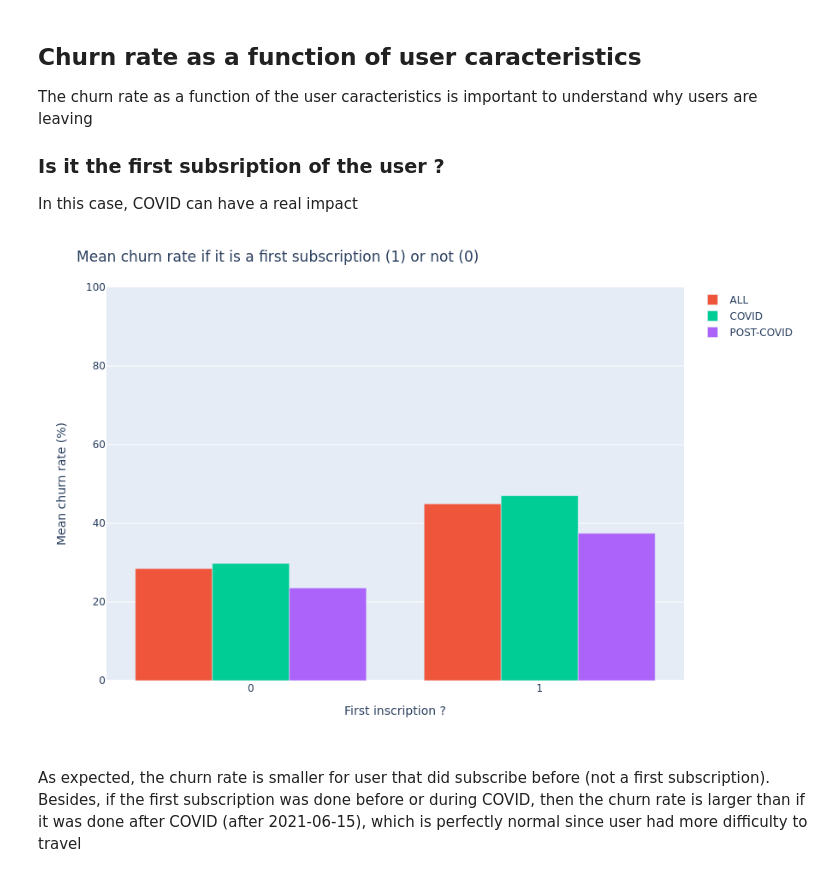
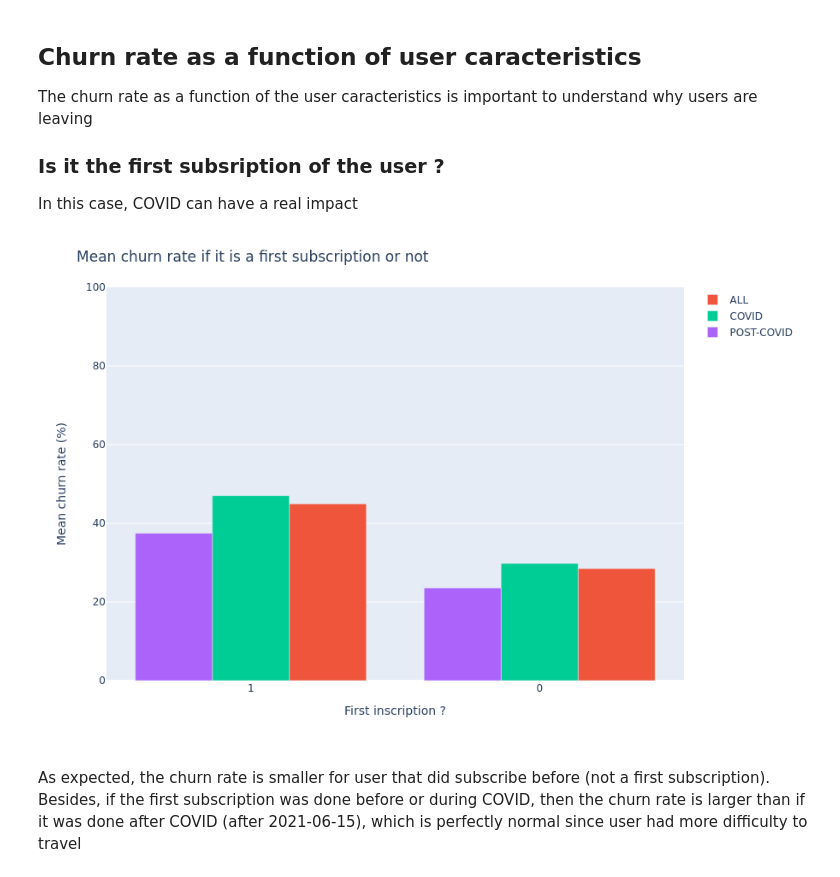
Before and after one commit to ctherreau/HomeExchange, a Jupyter notebook: notebook/AnalysisChurn_statics.ipynb, the cells around one changed output. Cells and saved outputs as stored; diff of their text form; code cells hidden in the pictures.

```diff
--- a/notebook/AnalysisChurn_statics.ipynb
+++ b/notebook/AnalysisChurn_statics.ipynb
@@ -549,9 +549,11 @@ COVID is showing a large impact on churn rate, which can be verified with a stat
 
 COVID is for the period before 2021-04-15 and POST-COVID is for period after this date
 # %%
-df_subs['covid_subs'] = np.where(df_subs.index >=pd.to_datetime('2021-04-15'), '1_post-covid','0_covid')
+df_subs['covid_subs'] = np.where(df_subs.index >=pd.to_datetime('2021-04-15'),
+                                 '1_post-covid','0_covid')
 # %%
-df_subs['covid_renew'] = np.where(df_subs.index +pd.offsets.DateOffset(years=1)>=pd.to_datetime('2021-04-15'), '1_post-covid','0_covid')
+df_subs['covid_renew'] = np.where(df_subs.index +pd.offsets.DateOffset(years=1)>=pd.to_datetime('2021-04-15'),
+                                  '1_post-covid','0_covid')
 tab = pd.crosstab(df_subs.covid_renew,df_subs.renew)
 tab
 # %% [output]
@@ -611,28 +612,32 @@ In this case, COVID can have a real impact
 # %%
 df_subs_post_covid = df_subs[df_subs.covid_subs=='1_post-covid']
 df_subs_pre_covid = df_subs[df_subs.covid_subs!='1_post-covid']
+
 
 fig = px.bar(barmode='group', range_y=[0,100])
 fig.add_bar(x=df_subs.groupby('first_subscription').agg({'user_id': 'count', 'renew':churn_rate_agg}).reset_index().first_subscription,
            y=100*df_subs.groupby('first_subscription').agg({'user_id': 'count',
                                                  'renew':churn_rate_agg}).reset_index().renew,name='ALL')
 
 fig.add_bar(x=df_subs_pre_covid.groupby('first_subscription').agg({'user_id':  'count', 'renew':churn_rate_agg}).reset_index().first_subscription,
              y=100*df_subs_pre_covid.groupby('first_subscription').agg({'user_id':  'count', 'renew':churn_rate_agg}).reset_index().renew,
            name='COVID')
 fig.add_bar(x=df_subs_post_covid.groupby('first_subscription').agg({'user_id':  'count', 'renew':churn_rate_agg}).reset_index().first_subscription,
              y=100*df_subs_post_covid.groupby('first_subscription').agg({'user_id':  'count', 'renew':churn_rate_agg}).reset_index().renew,
            name='POST-COVID')
 
+fig.update_layout(xaxis=dict(autorange="reversed"))
+
 
 fig.update_yaxes(title_text="Mean churn rate (%)")
 fig.update_xaxes(title_text="First inscription ?")
 
-fig.update_layout(title ="Mean churn rate if it is a first subscription (1) or not (0)")
+fig.update_layout(title ="Mean churn rate if it is a first subscription or not")
+
 
 fig.show()
 # %% [output]
-[figure, old version]
+[figure, new version]
 # %% [markdown]
 
 As expected, the churn rate is smaller for user that did subscribe before (not a first subscription).
```
Also changed, not shown: parts of 8 cells of this notebook, 3 other files.
